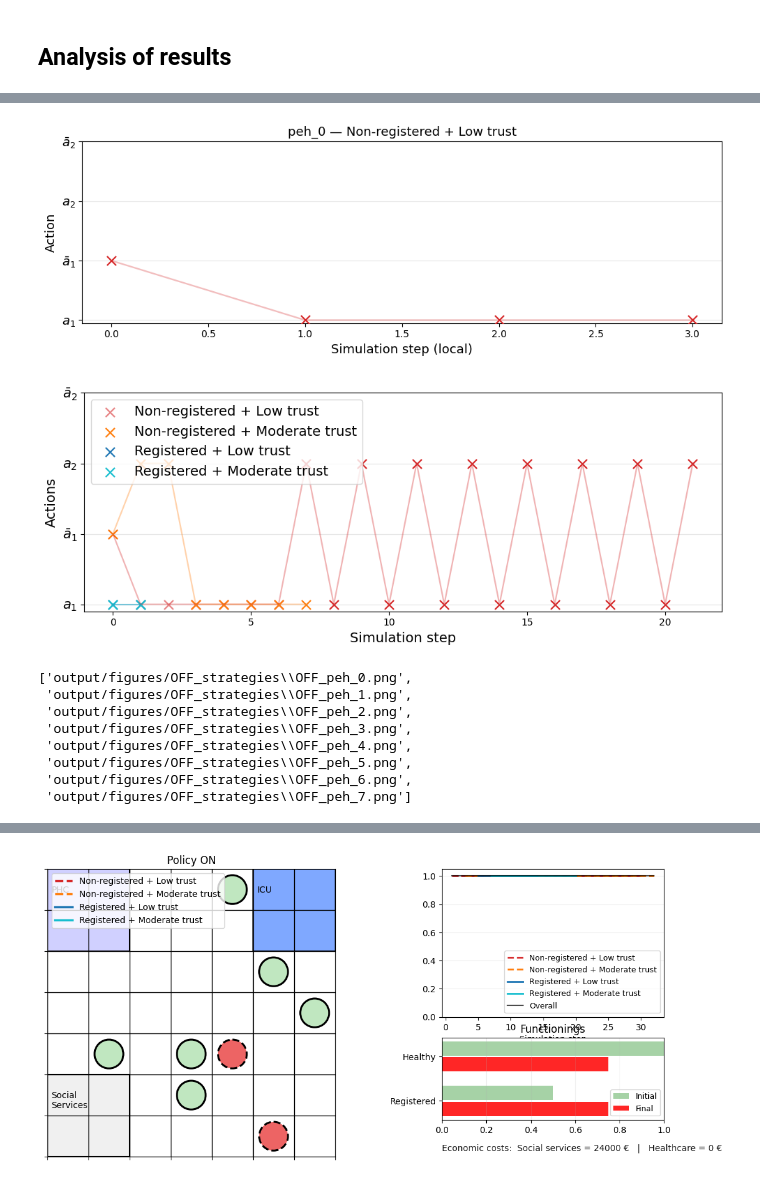
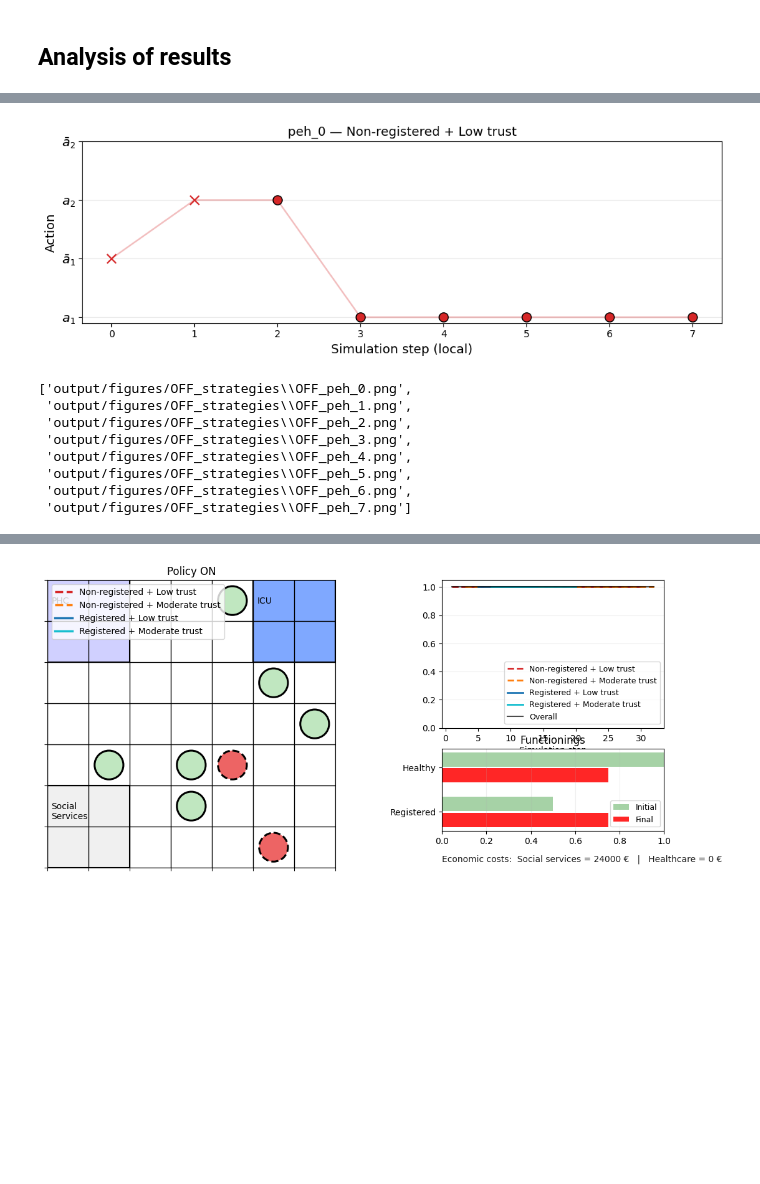
Before and after one commit to albaaguilera/Inclusive-Healthcare, a Jupyter notebook: analysis.ipynb, the cells around one changed output, grey strips where cells are left out. Saved outputs shown, nothing was run; the diff lists cells and outputs as text; code cells hidden in the pictures; blank space fills up the shorter version.

```diff
--- a/analysis.ipynb
+++ b/analysis.ipynb
@@ -249,46 +235,45 @@ initial_admin_off = init_off["admin"].to_dict()
 initial_trust_off = init_off["trust"].to_dict()
 num_actions = 4
 apply_idx   = utils.Actions.APPLY_AND_GET_SHELTER.value  # si existeix al teu enum
 # EXAMPLE STRATEGY
 plot_optimal_strategy(
-    exec_hist_on,
-    agent_id=list(exec_hist_on.keys())[0],
-    initial_admin_state=initial_admin_on,
-    initial_trust_type=initial_trust_on,
+    exec_hist_off,
+    agent_id=list(exec_hist_off.keys())[0],
+    initial_admin_state=initial_admin_off,
+    initial_trust_type=initial_trust_off,
     num_actions=num_actions,
     exclude_action_idxs=[apply_idx],
 )
-plot_mean_optimal_strategy(
-    exec_hist = exec_hist_on,
-    initial_admin_state=initial_admin_on,
-    initial_trust_type = initial_trust_on,
-    num_actions= num_actions,
-    engage_action_idx=apply_idx,
-)
+# plot_mean_optimal_strategy(
+#     exec_hist = exec_hist_on,
+#     initial_admin_state=initial_admin_on,
+#     initial_trust_type = initial_trust_on,
+#     num_actions= num_actions,
+#     engage_action_idx=apply_idx,
+# )
 # SAVE ALL AGENTS STRATEGIES
 plot_all_agents_optimal_strategies(
     exec_hist_on,
     initial_admin_state=initial_admin_on,
     initial_trust_type=initial_trust_on,
     num_actions=num_actions,
     exclude_action_idxs=[apply_idx],
     outdir="output/figures/ON_strategies",
     prefix="ON_",
     show=False,
 )
 plot_all_agents_optimal_strategies(
     exec_hist_off,
     initial_admin_state=initial_admin_off,
     initial_trust_type=initial_trust_off,
     num_actions=num_actions,
     exclude_action_idxs=[apply_idx],
     outdir="output/figures/OFF_strategies",
     prefix="OFF_",
     show=False,
 )
 # %% [output]
-[figure, old version]
+[figure, new version]
-[figure, removed]
 ['output/figures/OFF_strategies\\OFF_peh_0.png',
  'output/figures/OFF_strategies\\OFF_peh_1.png',
  'output/figures/OFF_strategies\\OFF_peh_2.png',
```
Also changed, not shown: parts of 12 cells of this notebook, 44 other files.
